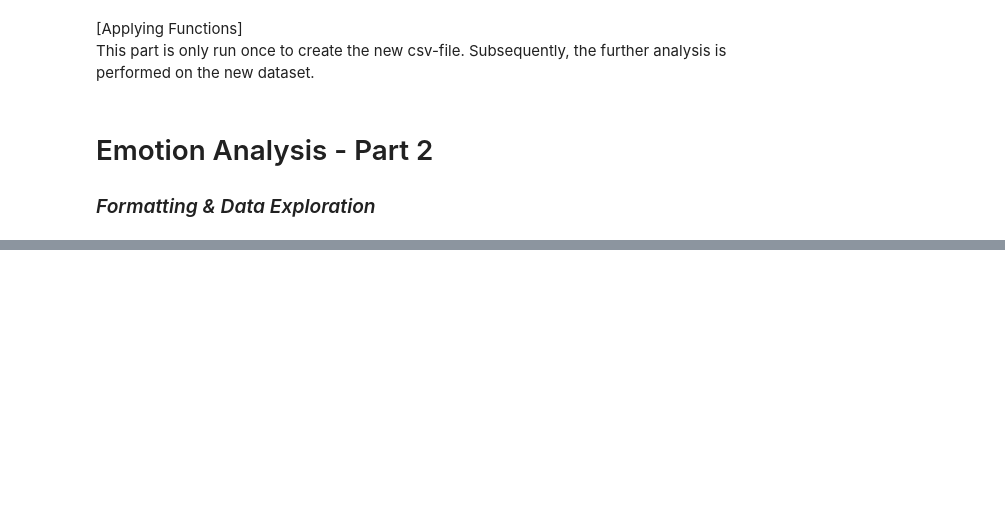
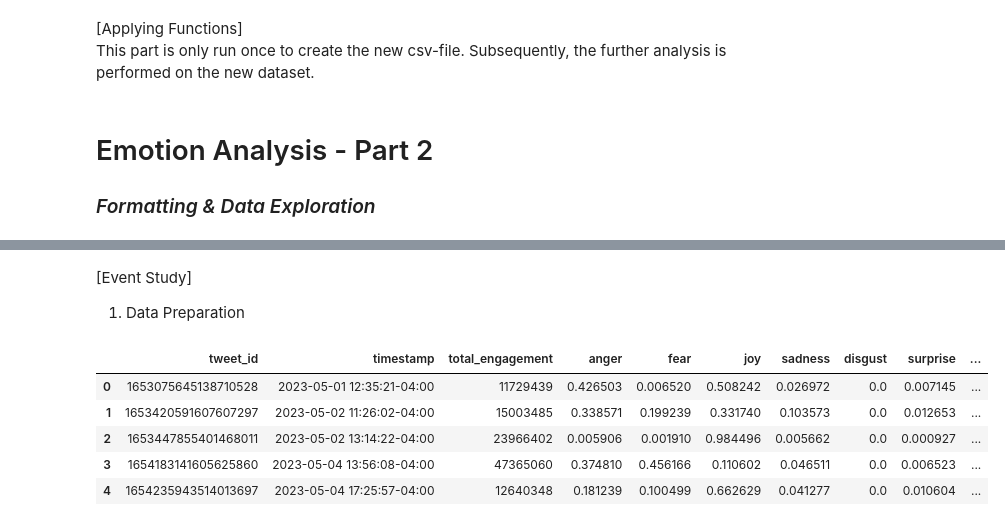
Before and after one commit to AK960/COIN_Repo, a Jupyter notebook: scripts/analyse_emotions.ipynb, the cells around one changed output, grey strips where cells are left out. Drawn from its saved outputs; the diff is of its cells as text; code cells hidden in the pictures; blank space fills up the shorter version.

```diff
--- a/scripts/analyse_emotions.ipynb
+++ b/scripts/analyse_emotions.ipynb
@@ -216,0 +268,36 @@ plt.show()
+# %% [markdown]
+[Event Study]<br>
+1. Data Preparation
+# %%
+# 1. Filter out tweets outside market hours (2h)
+df_tweets_normalized = df_tweets_normalized[
+    df_tweets_normalized['timestamp'].dt.time >= pd.to_datetime("04:00").time()
+]
+df_tweets_normalized = df_tweets_normalized[
+    df_tweets_normalized['timestamp'].dt.time <= pd.to_datetime("17:59").time()
+]
+
+# 2. Sort by time
+df_tweets_normalized = df_tweets_normalized.sort_values("timestamp").reset_index(drop=True)
+
+# 3. Compute time difference between tweets
+df_tweets_normalized['time_diff'] = df_tweets_normalized['timestamp'].diff()
+
+# 4. Cluster Tweets to events with time_diff >= 7h
+df_tweets_normalized['new_event'] = df_tweets_normalized['time_diff'] > pd.Timedelta(hours=7)
+
+# 5. Cumulate events in event_id
+df_tweets_normalized['event_id'] = df_tweets_normalized['new_event'].cumsum()
+
+# 6. Compute dominant emotion per event event_emotion
+
+
+
+df_tweets_normalized.head()
+# %% [output]
+|  | tweet_id | timestamp | total_engagement | anger | fear | joy | sadness | disgust | surprise | ... |
+| 0 | 1653075645138710528 | 2023-05-01 12:35:21-04:00 | 11729439 | 0.426503 | 0.006520 | 0.508242 | 0.026972 | 0.0 | 0.007145 | ... |
+| 1 | 1653420591607607297 | 2023-05-02 11:26:02-04:00 | 15003485 | 0.338571 | 0.199239 | 0.331740 | 0.103573 | 0.0 | 0.012653 | ... |
+| 2 | 1653447855401468011 | 2023-05-02 13:14:22-04:00 | 23966402 | 0.005906 | 0.001910 | 0.984496 | 0.005662 | 0.0 | 0.000927 | ... |
+| 3 | 1654183141605625860 | 2023-05-04 13:56:08-04:00 | 47365060 | 0.374810 | 0.456166 | 0.110602 | 0.046511 | 0.0 | 0.006523 | ... |
+| 4 | 1654235943514013697 | 2023-05-04 17:25:57-04:00 | 12640348 | 0.181239 | 0.100499 | 0.662629 | 0.041277 | 0.0 | 0.010604 | ... |
```
Also changed, not shown: parts of 8 cells of this notebook, 1 other file.
